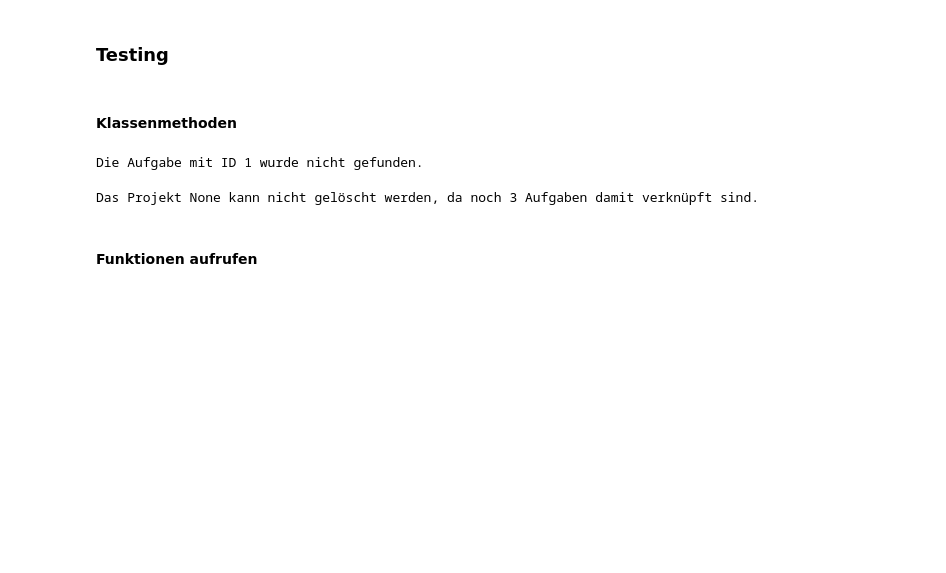
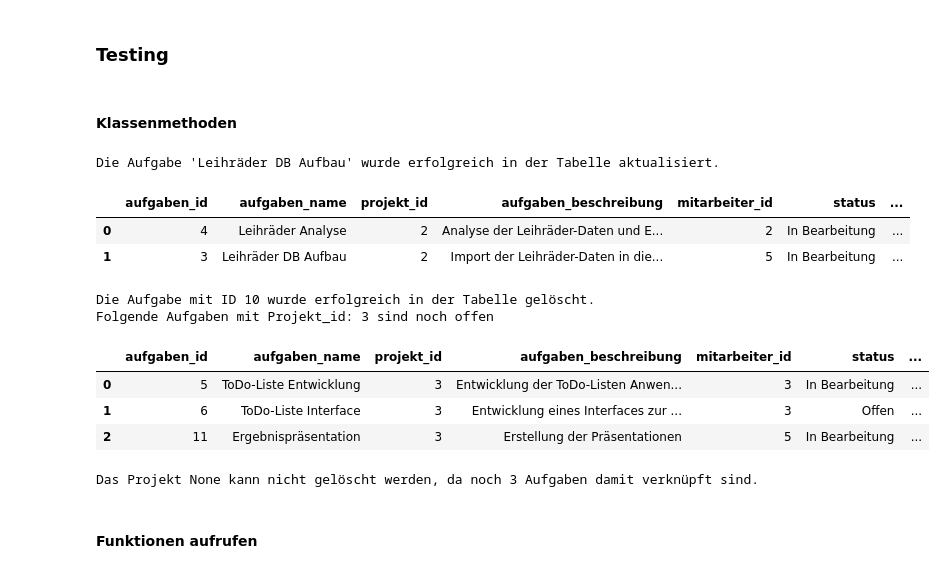
Before and after one commit to lisabeller/Praxisprojekt-SQL-Datenbank-todo-Liste, a Jupyter notebook: 202407_Datenbanken_SQL_Abschlussprojekt_LB.ipynb, the cells around one changed output. Cells and saved outputs as stored; diff of their text form; code cells hidden in the pictures; blank space fills up the shorter version.

```diff
--- a/202407_Datenbanken_SQL_Abschlussprojekt_LB.ipynb
+++ b/202407_Datenbanken_SQL_Abschlussprojekt_LB.ipynb
@@ -961,15 +958,25 @@ aufgabe_9.insert()
 # %%
 # UPDATE Methode Klasse Aufgaben
 # Bei Aufgaben_id 1, Mitarbeiter Id ändern auf 3
-aufgabe = Aufgaben(aufgaben_id = 1, mitarbeiter_id = 3)
+aufgabe = Aufgaben(aufgaben_id = 3, mitarbeiter_id = 5)
 aufgabe.update()
 # %% [output]
-Die Aufgabe mit ID 1 wurde nicht gefunden.
+Die Aufgabe 'Leihräder DB Aufbau' wurde erfolgreich in der Tabelle aktualisiert.
+|  | aufgaben_id | aufgaben_name | projekt_id | aufgaben_beschreibung | mitarbeiter_id | status | ... |
+| 0 | 4 | Leihräder Analyse | 2 | Analyse der Leihräder-Daten und E... | 2 | In Bearbeitung | ... |
+| 1 | 3 | Leihräder DB Aufbau | 2 | Import der Leihräder-Daten in die... | 5 | In Bearbeitung | ... |
 # %%
 # DELETE Methode Klasse Aufgaben
 # Aufgaben_id 1 löschen
-aufgabe = Aufgaben(aufgaben_id = 1)
+aufgabe = Aufgaben(aufgaben_id = 10)
 aufgabe.delete()
+# %% [output]
+Die Aufgabe mit ID 10 wurde erfolgreich in der Tabelle gelöscht.
+Folgende Aufgaben mit Projekt_id: 3 sind noch offen
+|  | aufgaben_id | aufgaben_name | projekt_id | aufgaben_beschreibung | mitarbeiter_id | status | ... |
+| 0 | 5 | ToDo-Liste Entwicklung | 3 | Entwicklung der ToDo-Listen Anwen... | 3 | In Bearbeitung | ... |
+| 1 | 6 | ToDo-Liste Interface | 3 | Entwicklung eines Interfaces zur ... | 3 | Offen | ... |
+| 2 | 11 | Ergebnispräsentation | 3 | Erstellung der Präsentationen | 5 | In Bearbeitung | ... |
 # %%
 # UPDATE Methode Team
 # Änderung des Nachnamen und E-Mailadresse, Mitarbeiter_id 5
```
Also changed, not shown: parts of 4 cells of this notebook, 2 other files.
